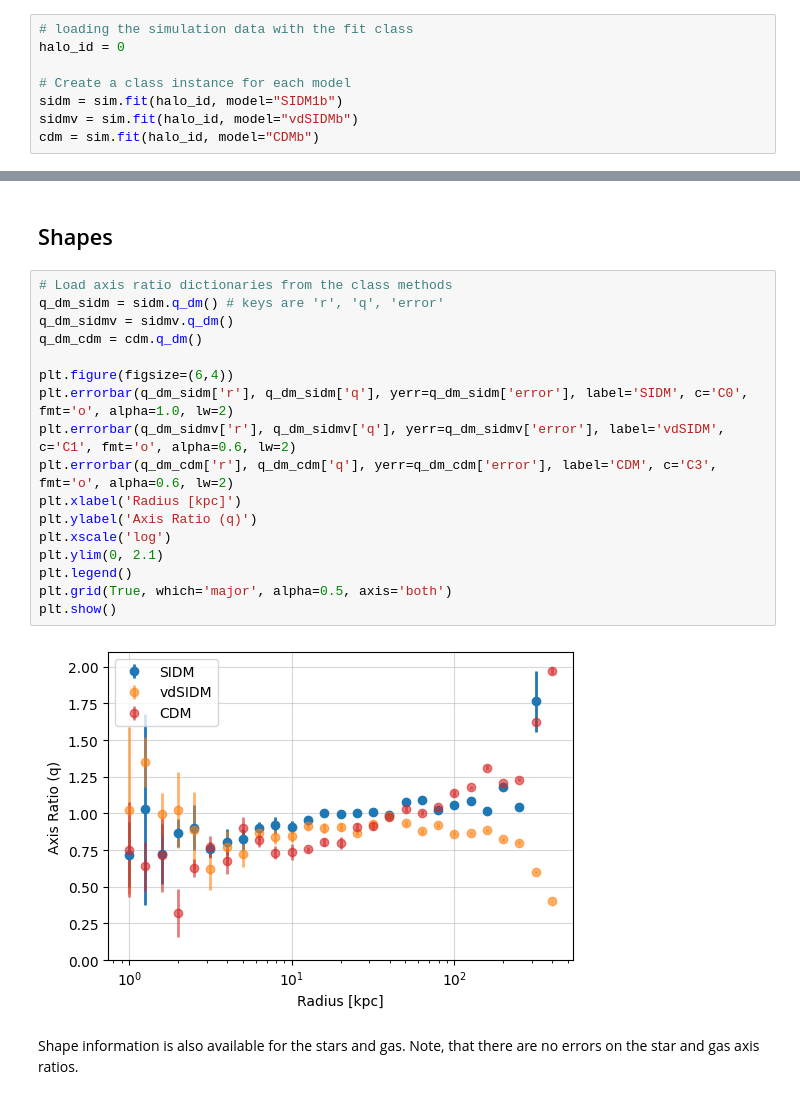
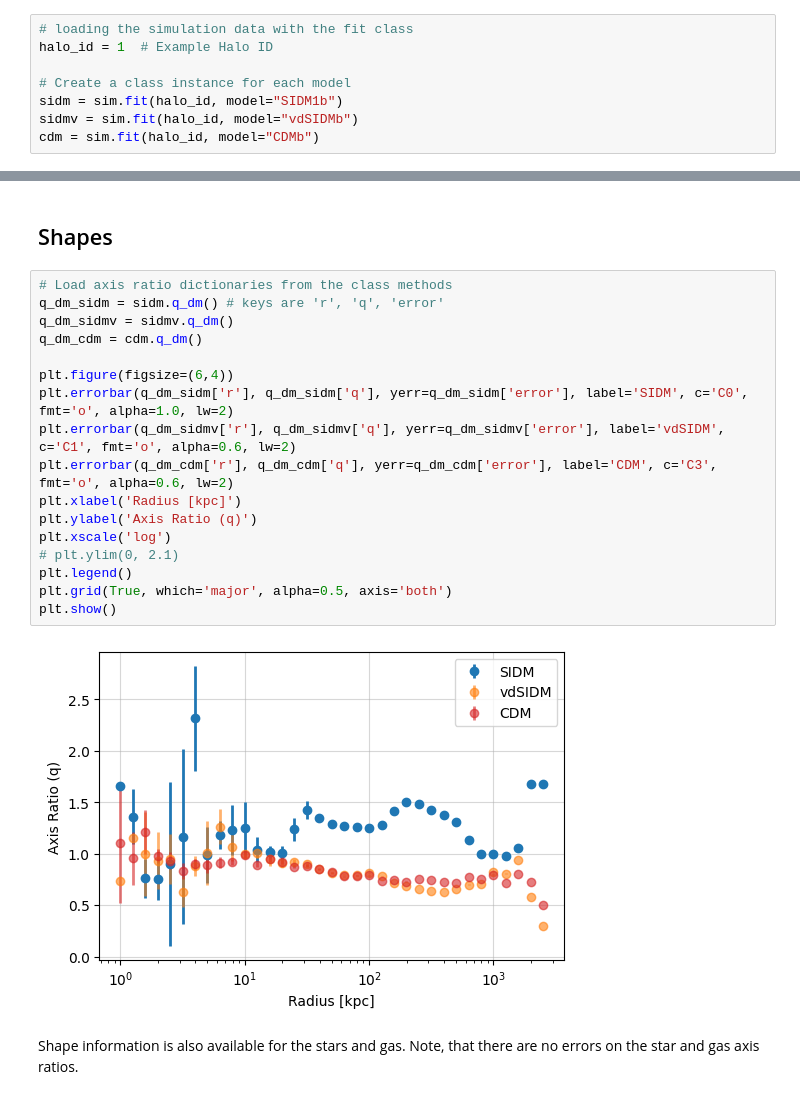
Before and after one commit to dark-physics/jeans, a Jupyter notebook: examples/simulations.ipynb, the cells around one changed output, grey strips where cells are left out. Saved outputs shown, nothing was run; the diff lists cells and outputs as text.

```diff
--- a/examples/simulations.ipynb
+++ b/examples/simulations.ipynb
@@ -77,7 +77,7 @@ simulations.py allows you to create class object for each halo ID and model. The
 # import simulations as sim
 # %%
 # loading the simulation data with the fit class
-halo_id = 0
+halo_id = 1  # Example Halo ID
 
 # Create a class instance for each model
 sidm = sim.fit(halo_id, model="SIDM1b")
@@ -180,22 +180,22 @@ Similarily for stars, gas, and the black hole.
 # %%
 # Load axis ratio dictionaries from the class methods
 q_dm_sidm = sidm.q_dm() # keys are 'r', 'q', 'error'
 q_dm_sidmv = sidmv.q_dm()
 q_dm_cdm = cdm.q_dm()
 
 plt.figure(figsize=(6,4))
 plt.errorbar(q_dm_sidm['r'], q_dm_sidm['q'], yerr=q_dm_sidm['error'], label='SIDM', c='C0', fmt='o', alpha=1.0, lw=2)
 plt.errorbar(q_dm_sidmv['r'], q_dm_sidmv['q'], yerr=q_dm_sidmv['error'], label='vdSIDM', c='C1', fmt='o', alpha=0.6, lw=2)
 plt.errorbar(q_dm_cdm['r'], q_dm_cdm['q'], yerr=q_dm_cdm['error'], label='CDM', c='C3', fmt='o', alpha=0.6, lw=2)
 plt.xlabel('Radius [kpc]')
 plt.ylabel('Axis Ratio (q)')
 plt.xscale('log')
-plt.ylim(0, 2.1)
+# plt.ylim(0, 2.1)
 plt.legend()
 plt.grid(True, which='major', alpha=0.5, axis='both')
 plt.show()
 # %% [output]
-[figure, old version]
+[figure, new version]
 # %% [markdown]
 Shape information is also available for the stars and gas. Note, that there are no errors on the star and gas axis ratios.
 # %%
```
Also changed, not shown: parts of 12 cells of this notebook, 1 other file.
